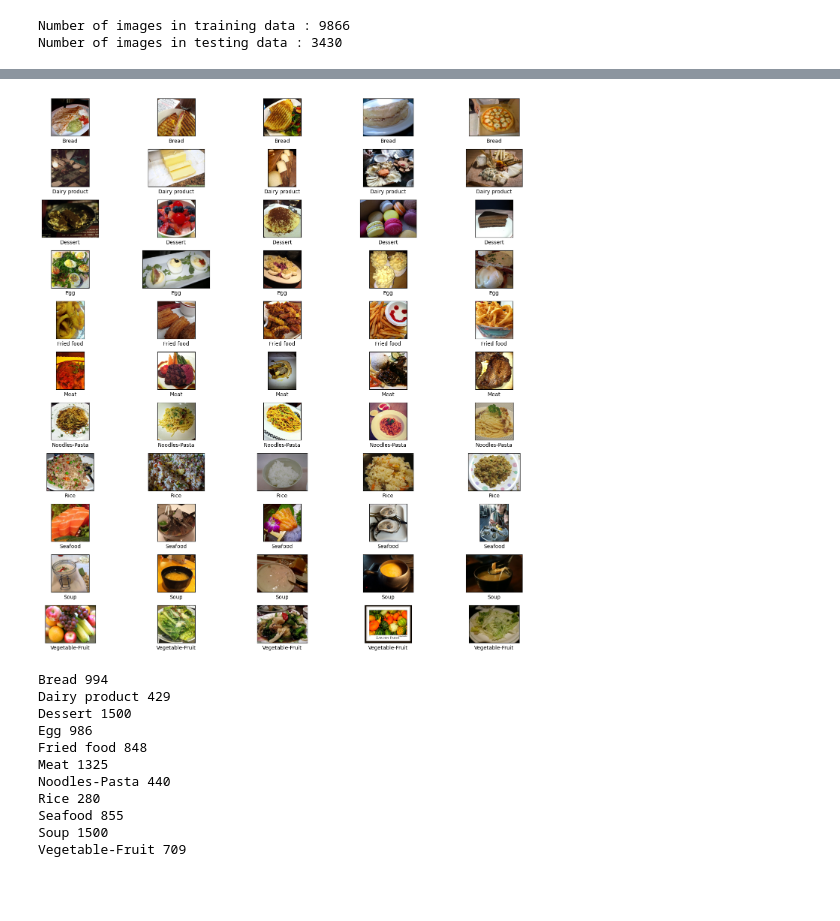
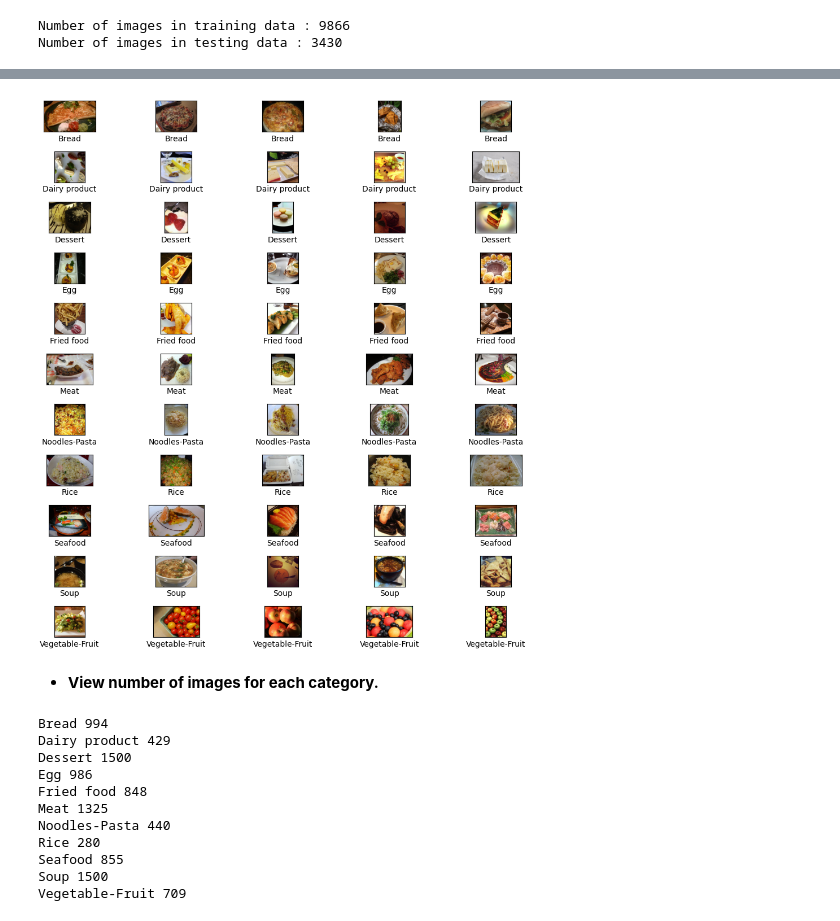
Before and after one commit to Dan-njuguna/food_vision, a Jupyter notebook: food-classification-with-transfer-learning.ipynb, the cells around one changed output, grey strips where cells are left out. Drawn from its saved outputs; the diff is of its cells as text; code cells hidden in the pictures; blank space fills up the shorter version.

```diff
--- a/food-classification-with-transfer-learning.ipynb
+++ b/food-classification-with-transfer-learning.ipynb
@@ -60,16 +99,18 @@ Number of images in testing data : 3430
 # %%
-# Randomly display 5 images under each of the 6 categories from the training data.
+# Randomly display 5 images under each of the 11 categories from the training data.
 # You will see different images each time.
-fig, axs = plt.subplots(len(train.keys()), 5, figsize = (15, 15))
+fig, axs = plt.subplots(len(train.keys()), 5, figsize = (10, 10))
 for i, item in enumerate(os.listdir(path_train)):
     images = sample(train[item], 5)
 
     for j, image in enumerate(images):
         img = PIL.Image.open(os.path.join(path_train, item, image))
         axs[i, j].imshow(img)
         axs[i, j].set(xlabel = item, xticks = [], yticks = [])
 
 fig.tight_layout()
 # %% [output]
-[figure, old version]
+[figure, new version]
+# %% [markdown]
+- **View number of images for each category.**
 # %%
```
Also changed, not shown: parts of 29 cells of this notebook.
